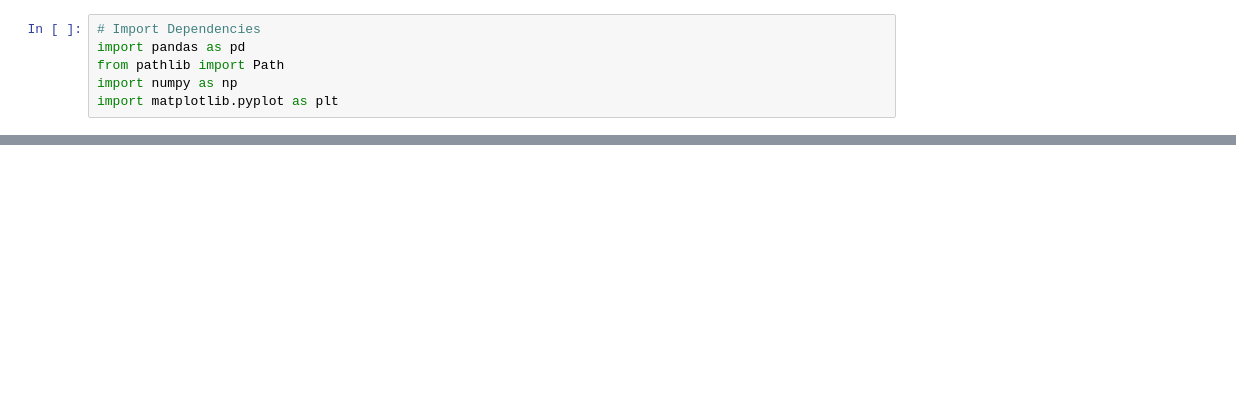
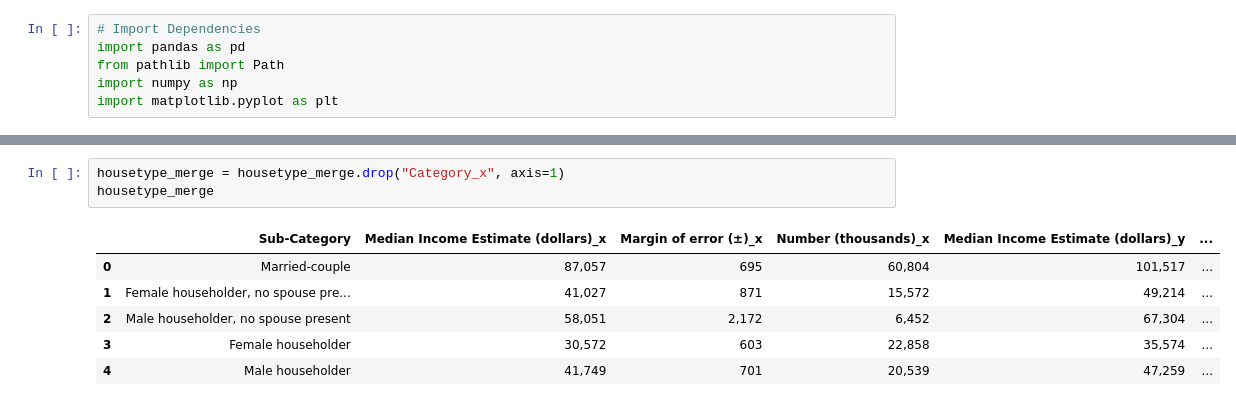
Before and after one commit to Sharkb8t/Project_1, a Jupyter notebook: Project_1.ipynb, the cells around one changed output, grey strips where cells are left out. Saved outputs shown, nothing was run; the diff lists cells and outputs as text; blank space fills up the shorter version.

```diff
--- a/Project_1.ipynb
+++ b/Project_1.ipynb
@@ -53,3 +149,13 @@ housetype_merge
+# %%
+housetype_merge = housetype_merge.drop("Category_x", axis=1)
+housetype_merge
+# %% [output]
+|  | Sub-Category | Median Income Estimate (dollars)_x | Margin of error (±)_x | Number (thousands)_x | Median Income Estimate (dollars)_y | ... |
+| 0 | Married-couple | 87,057 | 695 | 60,804 | 101,517 | ... |
+| 1 | Female householder, no spouse pre... | 41,027 | 871 | 15,572 | 49,214 | ... |
+| 2 | Male householder, no spouse present | 58,051 | 2,172 | 6,452 | 67,304 | ... |
+| 3 | Female householder | 30,572 | 603 | 22,858 | 35,574 | ... |
+| 4 | Male householder | 41,749 | 701 | 20,539 | 47,259 | ... |
 # %%
 ethnicity_merge = pd.merge(ethnicity1_df, ethnicity2_df, how="left", on="Sub-Category")
 ethnicity_merge
```
Also changed, not shown: parts of 24 cells of this notebook.
